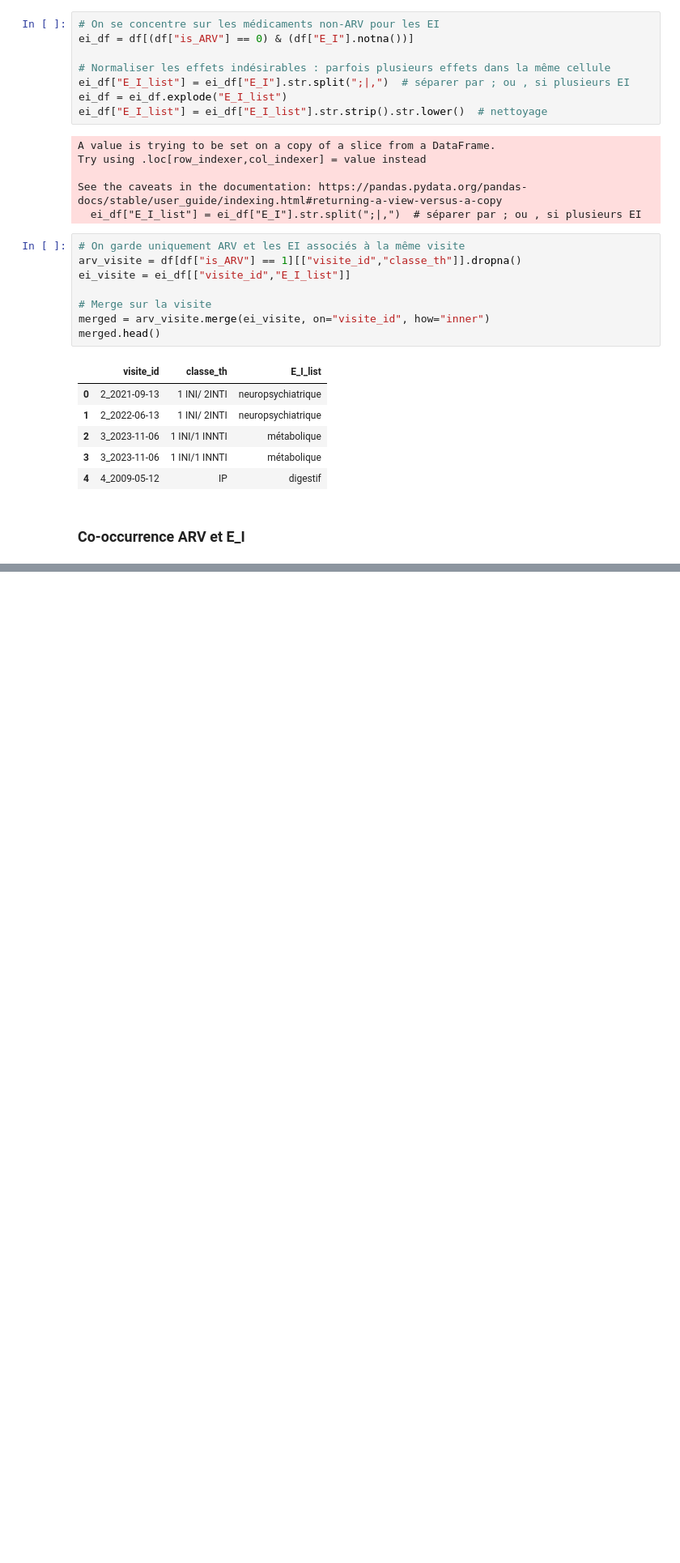
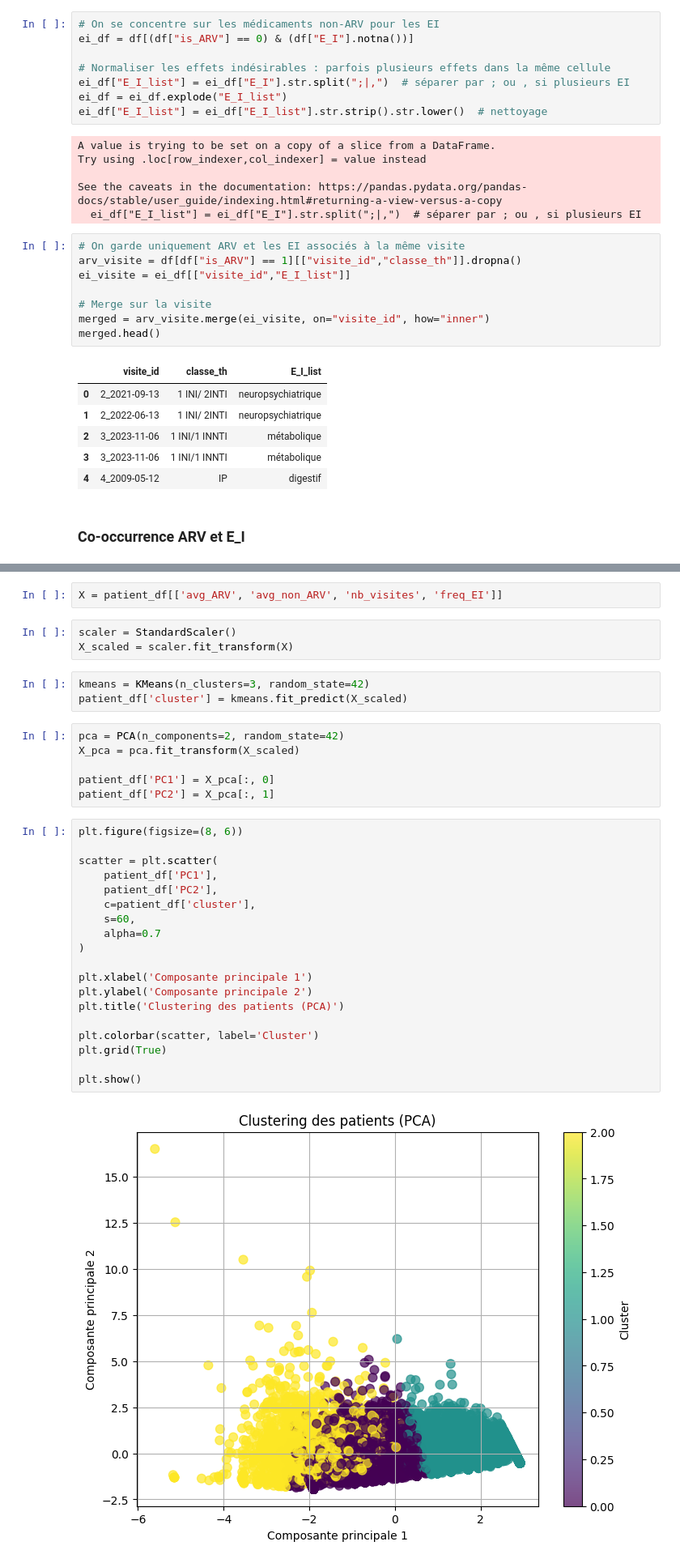
Before and after one commit to touXik/OCTAVIA, a Jupyter notebook: Prescription/analyse_descriptive.ipynb, the cells around one changed output, grey strips where cells are left out. Shown at 81% size. Saved outputs shown, nothing was run; the diff lists cells and outputs as text; blank space fills up the shorter version.

Commit message:
cluster

```diff
--- a/Prescription/analyse_descriptive.ipynb
+++ b/Prescription/analyse_descriptive.ipynb
@@ -573,0 +594,35 @@ plt.show()
+# %%
+X = patient_df[['avg_ARV', 'avg_non_ARV', 'nb_visites', 'freq_EI']]
+# %%
+scaler = StandardScaler()
+X_scaled = scaler.fit_transform(X)
+# %%
+kmeans = KMeans(n_clusters=3, random_state=42)
+patient_df['cluster'] = kmeans.fit_predict(X_scaled)
+# %%
+pca = PCA(n_components=2, random_state=42)
+X_pca = pca.fit_transform(X_scaled)
+
+patient_df['PC1'] = X_pca[:, 0]
+patient_df['PC2'] = X_pca[:, 1]
+# %%
+plt.figure(figsize=(8, 6))
+
+scatter = plt.scatter(
+    patient_df['PC1'],
+    patient_df['PC2'],
+    c=patient_df['cluster'],
+    s=60,
+    alpha=0.7
+)
+
+plt.xlabel('Composante principale 1')
+plt.ylabel('Composante principale 2')
+plt.title('Clustering des patients (PCA)')
+
+plt.colorbar(scatter, label='Cluster')
+plt.grid(True)
+
+plt.show()
+# %% [output]
+[figure, added]
```
Also changed, not shown: parts of 17 cells of this notebook, 1 other file.
